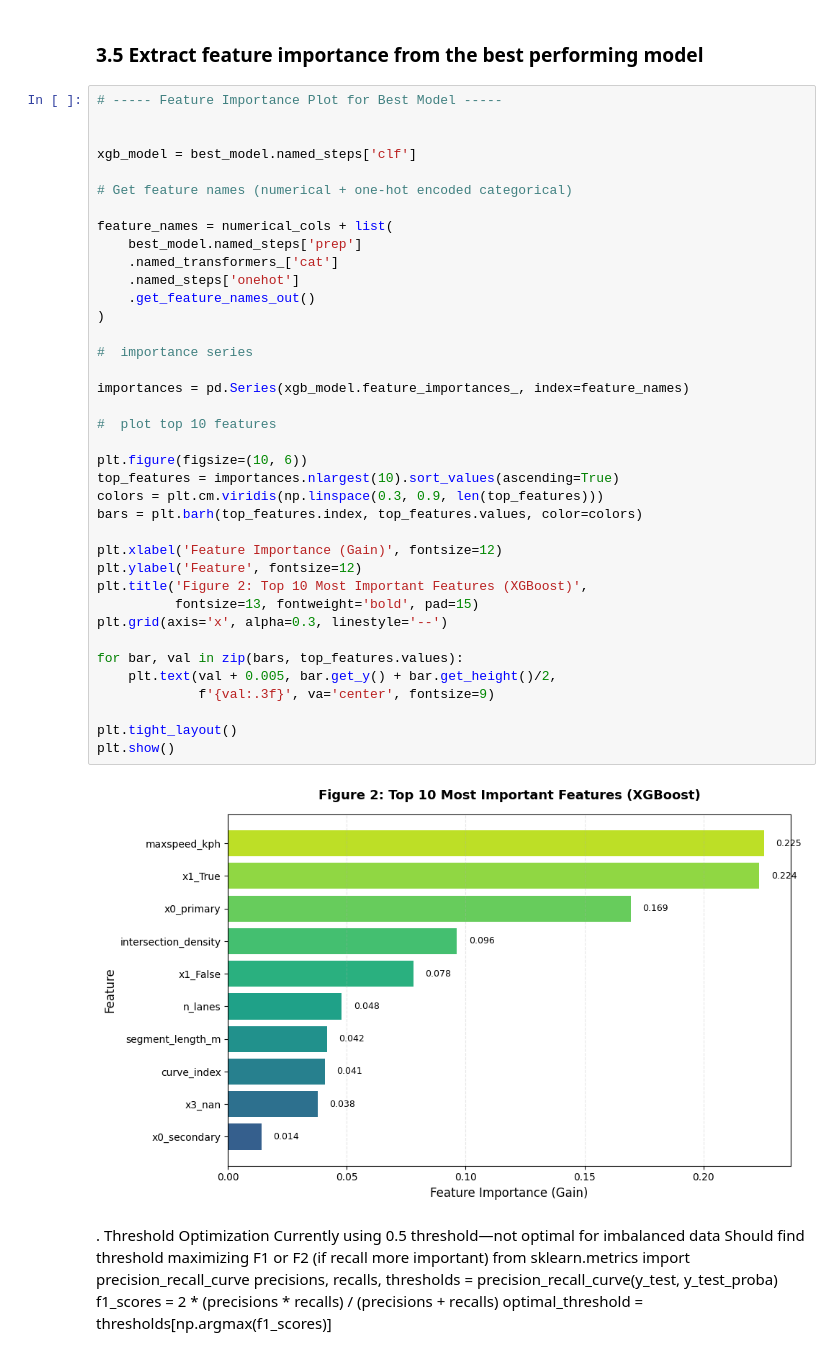
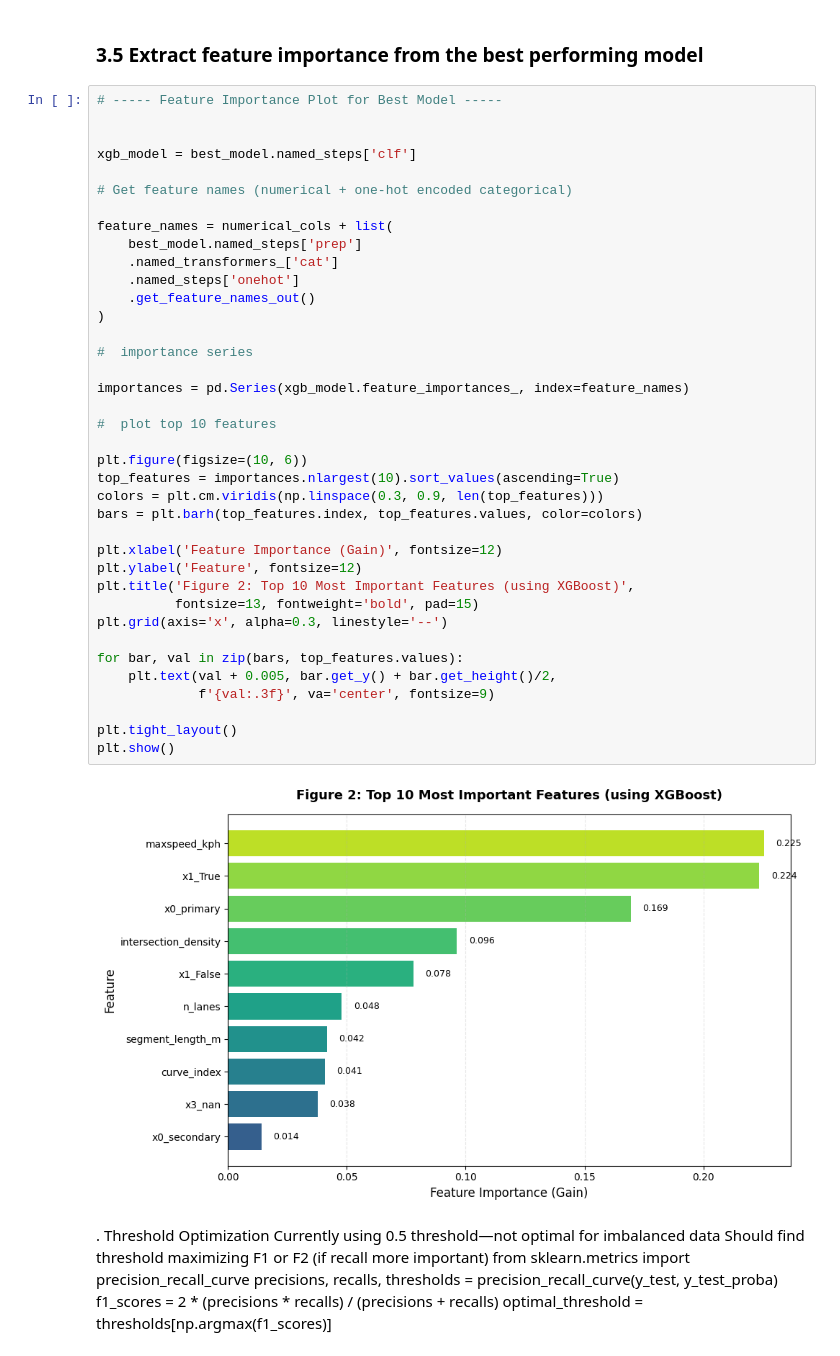
Before and after one commit to smaswin21/predicting-wildlife-collisions, a Jupyter notebook: Individual-Code.ipynb, the cells around one changed output. Saved outputs shown, nothing was run; the diff lists cells and outputs as text.

```diff
--- a/Individual-Code.ipynb
+++ b/Individual-Code.ipynb
@@ -969,35 +993,35 @@ xgb_model = best_model.named_steps['clf']
 feature_names = numerical_cols + list(
     best_model.named_steps['prep']
     .named_transformers_['cat']
     .named_steps['onehot']
     .get_feature_names_out()
 )
 
 #  importance series
 
 importances = pd.Series(xgb_model.feature_importances_, index=feature_names)
 
 #  plot top 10 features
 
 plt.figure(figsize=(10, 6))
 top_features = importances.nlargest(10).sort_values(ascending=True)
 colors = plt.cm.viridis(np.linspace(0.3, 0.9, len(top_features)))
 bars = plt.barh(top_features.index, top_features.values, color=colors)
 
 plt.xlabel('Feature Importance (Gain)', fontsize=12)
 plt.ylabel('Feature', fontsize=12)
-plt.title('Figure 2: Top 10 Most Important Features (XGBoost)',
+plt.title('Figure 2: Top 10 Most Important Features (using XGBoost)',
           fontsize=13, fontweight='bold', pad=15)
 plt.grid(axis='x', alpha=0.3, linestyle='--')
 
 for bar, val in zip(bars, top_features.values):
     plt.text(val + 0.005, bar.get_y() + bar.get_height()/2,
              f'{val:.3f}', va='center', fontsize=9)
 
 plt.tight_layout()
 plt.show()
 # %% [output]
-[figure, old version]
+[figure, new version]
 # %% [markdown]
 . Threshold Optimization
 Currently using 0.5 threshold—not optimal for imbalanced data
```
Also changed, not shown: parts of 2 cells of this notebook, 1 other file.
